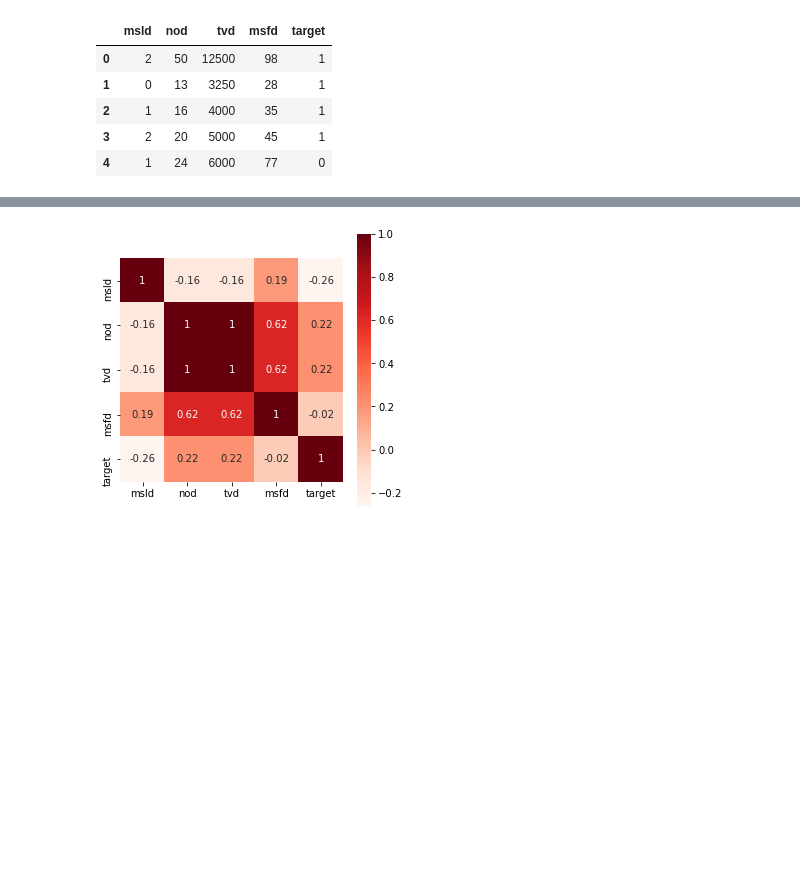
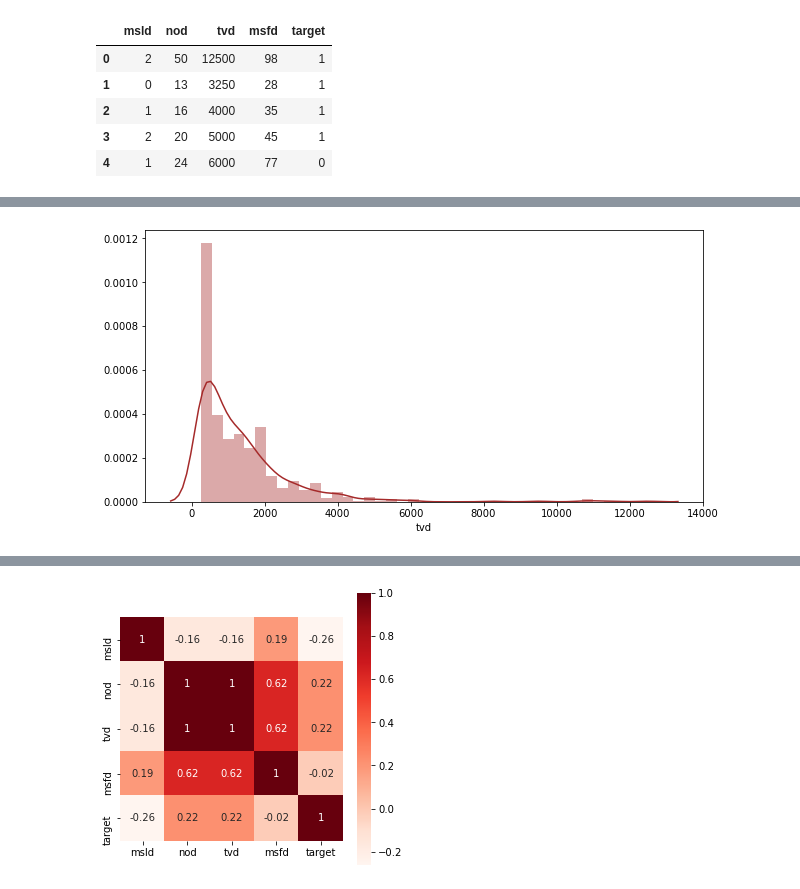
Before and after one commit to Radbanks/Prediction-Models, a Jupyter notebook: Blood_Donation.ipynb, the cells around one changed output, grey strips where cells are left out. Cells and saved outputs as stored; diff of their text form; code cells hidden in the pictures; blank space fills up the shorter version.

```diff
--- a/Blood_Donation.ipynb
+++ b/Blood_Donation.ipynb
@@ -184,0 +200,6 @@ df.head()
+# %%
+plt.figure(figsize = (10,5))
+sns.distplot(df.tvd.dropna(axis=0),color='brown')
+plt.show()
+# %% [output]
+[figure, added]
```
Also changed, not shown: parts of 47 cells of this notebook.
